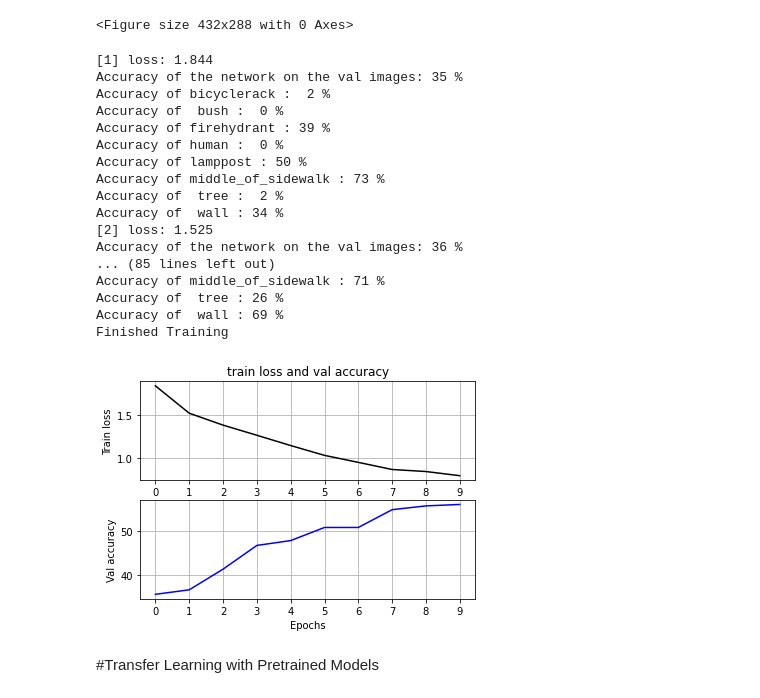
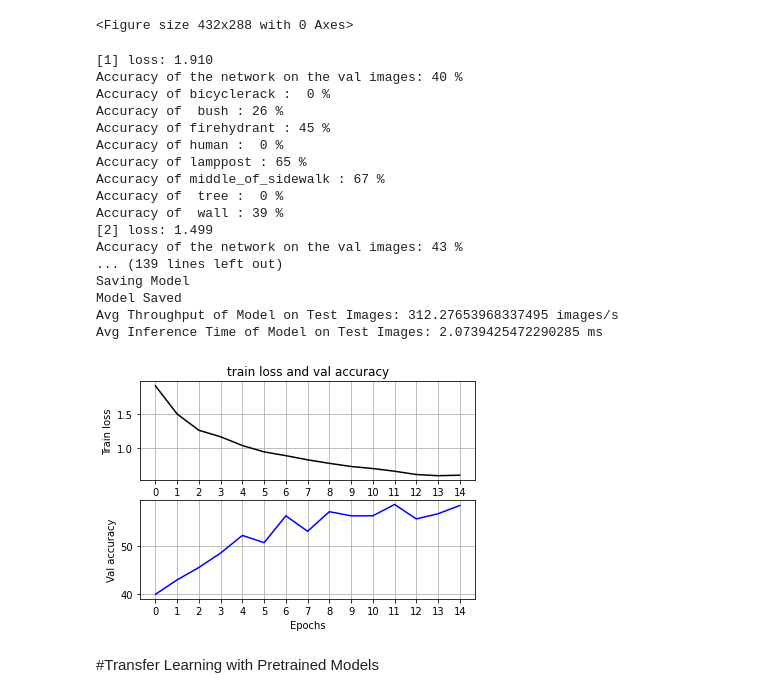
Before and after one commit to deepkotadia/micromobility-iot-ml, a Jupyter notebook: unsafe-parking-detection/awr2243_dca1000evm/Notebooks/unsafe_parking_detection_cnn.ipynb, the cells around one changed output. Drawn from its saved outputs; the diff is of its cells as text; code cells hidden in the pictures.

```diff
--- a/unsafe-parking-detection/awr2243_dca1000evm/Notebooks/unsafe_parking_detection_cnn.ipynb
+++ b/unsafe-parking-detection/awr2243_dca1000evm/Notebooks/unsafe_parking_detection_cnn.ipynb
@@ -155,8 +166,15 @@ Custom Dataloader
 train_set = CustomDataset(fold='train', transform=None)
 train_dataloader = DataLoader(train_set, batch_size=32, shuffle=True, num_workers=2)
 print(f'Train Set Size: {len(train_set)}')
+print(f'Train Dataloader Size: {len(train_dataloader)}')
 
 val_set = CustomDataset(fold='val', transform=None)
-val_dataloader = DataLoader(train_set, batch_size=4, shuffle=True, num_workers=2)
+val_dataloader = DataLoader(val_set, batch_size=5, shuffle=True, num_workers=2)
 print(f'Val Set Size: {len(val_set)}')
+print(f'Val Dataloader Size: {len(val_dataloader)}')
+
+test_set = CustomDataset(fold='test', transform=None)
+test_dataloader = DataLoader(test_set, batch_size=5, shuffle=True, num_workers=2)
+print(f'Test Set Size: {len(test_set)}')
+print(f'Test Dataloader Size: {len(test_dataloader)}')
 # %% [output]
@@ -206,10 +277,11 @@ Class: wall
 
 #Training from Scratch with Custom CNN Model (Baseline)
 # %%
-EPOCHS = 10
+EPOCHS = 15
 IS_GPU = True
 TRAIN_BS = 32
-VAL_BS = 4
+VAL_BS = 5
+TEST_BS = 5
 TOTAL_CLASSES = 8
 
 train_transform = transforms.Compose(
@@ -227,8 +299,15 @@ val_transform = transforms.Compose(
 train_set = CustomDataset(fold='train', transform=train_transform)
 train_dataloader = DataLoader(train_set, batch_size=TRAIN_BS, shuffle=True, num_workers=2)
 print(f'Train Set Size: {len(train_set)}')
+print(f'Train Dataloader Size: {len(train_dataloader)}')
 
 val_set = CustomDataset(fold='val', transform=val_transform)
-val_dataloader = DataLoader(train_set, batch_size=VAL_BS, shuffle=True, num_workers=2)
+val_dataloader = DataLoader(val_set, batch_size=VAL_BS, shuffle=True, num_workers=2)
 print(f'Val Set Size: {len(val_set)}')
+print(f'Val Dataloader Size: {len(val_dataloader)}')
+
+test_set = CustomDataset(fold='test', transform=val_transform)
+test_dataloader = DataLoader(test_set, batch_size=TEST_BS, shuffle=True, num_workers=2)
+print(f'Test Set Size: {len(test_set)}')
+print(f'Test Dataloader Size: {len(test_dataloader)}')
 # %% [output]
@@ -474,50 +553,66 @@ for epoch in range(EPOCHS):  # loop over the dataset multiple times
         print('Accuracy of %5s : %2d %%' % (
             labels_map[c_i], val_classwise_accuracy[c_i]))
 
     train_loss_over_epochs.append(running_loss)
     val_accuracy_over_epochs.append(val_accuracy)
 # -----------------------------
 
 
 # Plot train loss over epochs and val set accuracy over epochs
 # Nothing to change here
 # -------------
 plt.subplot(2, 1, 1)
 plt.ylabel('Train loss')
 plt.plot(np.arange(EPOCHS), train_loss_over_epochs, 'k-')
 plt.title('train loss and val accuracy')
 plt.xticks(np.arange(EPOCHS, dtype=int))
 plt.grid(True)
 
 plt.subplot(2, 1, 2)
 plt.plot(np.arange(EPOCHS), val_accuracy_over_epochs, 'b-')
 plt.ylabel('Val accuracy')
 plt.xlabel('Epochs')
 plt.xticks(np.arange(EPOCHS, dtype=int))
 plt.grid(True)
 plt.savefig("plot.png")
 plt.close(fig)
 print('Finished Training')
+
+print('Saving Model')
+model_name = 'basenet'
+torch.save(net.state_dict(), f'/content/gdrive/MyDrive/CS498 RF & IMU monitoring of electric scooter driving behaviour/models/{model_name}.pth')
+print('Model Saved')
+
+# Load saved model and run throughput and inference tests of model on test set
+saved_model = BaseNet()
+saved_model.load_state_dict(torch.load(f'/content/gdrive/MyDrive/CS498 RF & IMU monitoring of electric scooter driving behaviour/models/{model_name}.pth'))
+saved_model = saved_model.cuda()
+saved_model.eval()
+
+tp = compute_model_throughput(saved_model, test_dataloader, TEST_BS)
+print(f'Avg Throughput of Model on Test Images: {tp} images/s')
+time = compute_model_inference_time(saved_model, test_dataloader, TEST_BS)
+print(f'Avg Inference Time of Model on Test Images: {time} ms')
 # -------------
 # %% [output]
-[1] loss: 1.844
-Accuracy of the network on the val images: 35 %
-Accuracy of bicyclerack :  2 %
-Accuracy of  bush :  0 %
-Accuracy of firehydrant : 39 %
+[1] loss: 1.910
+Accuracy of the network on the val images: 40 %
+Accuracy of bicyclerack :  0 %
+Accuracy of  bush : 26 %
+Accuracy of firehydrant : 45 %
 Accuracy of human :  0 %
-Accuracy of lamppost : 50 %
-Accuracy of middle_of_sidewalk : 73 %
-Accuracy of  tree :  2 %
-Accuracy of  wall : 34 %
-[2] loss: 1.525
-Accuracy of the network on the val images: 36 %
-... (85 lines left out)
-Accuracy of middle_of_sidewalk : 71 %
-Accuracy of  tree : 26 %
-Accuracy of  wall : 69 %
-Finished Training
+Accuracy of lamppost : 65 %
+Accuracy of middle_of_sidewalk : 67 %
+Accuracy of  tree :  0 %
+Accuracy of  wall : 39 %
+[2] loss: 1.499
+Accuracy of the network on the val images: 43 %
+... (139 lines left out)
+Saving Model
+Model Saved
+Avg Throughput of Model on Test Images: 312.27653968337495 images/s
+Avg Inference Time of Model on Test Images: 2.0739425472290285 ms
-[figure, old version]
+[figure, new version]
 # %% [markdown]
 #Transfer Learning with Pretrained Models
 # %%
```
Also changed, not shown: parts of 20 cells of this notebook.
